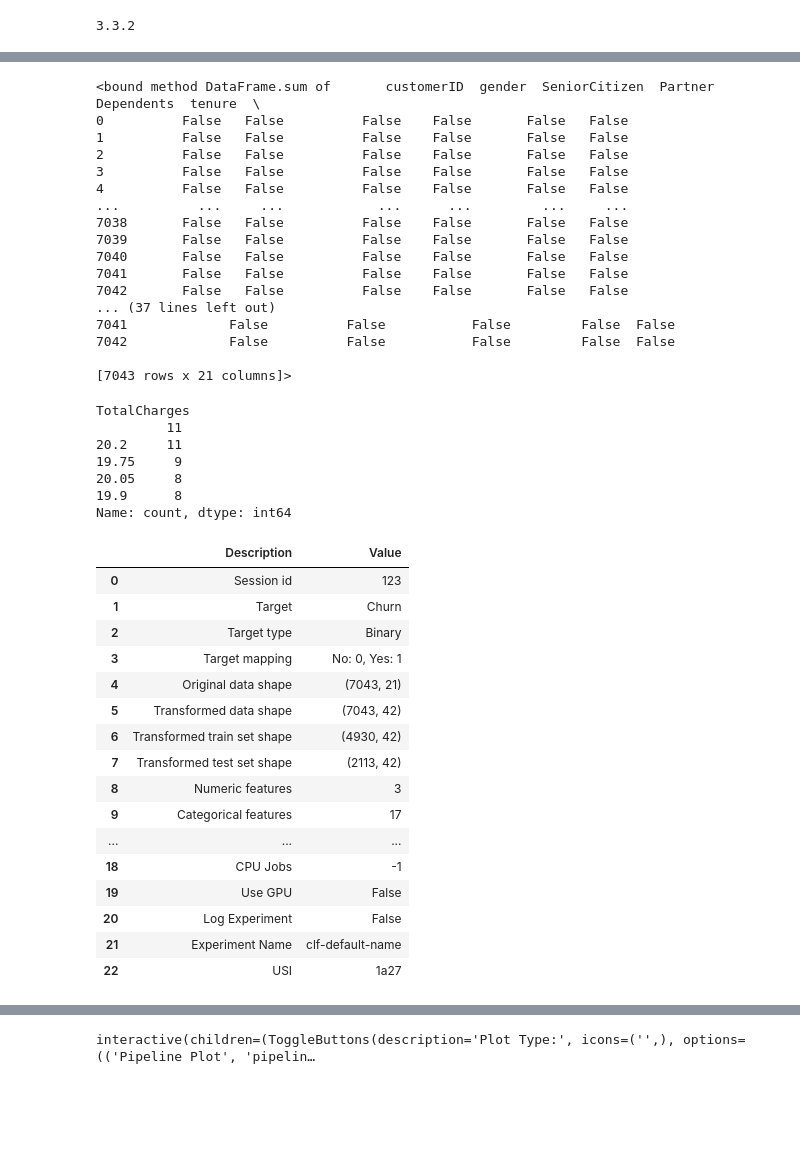
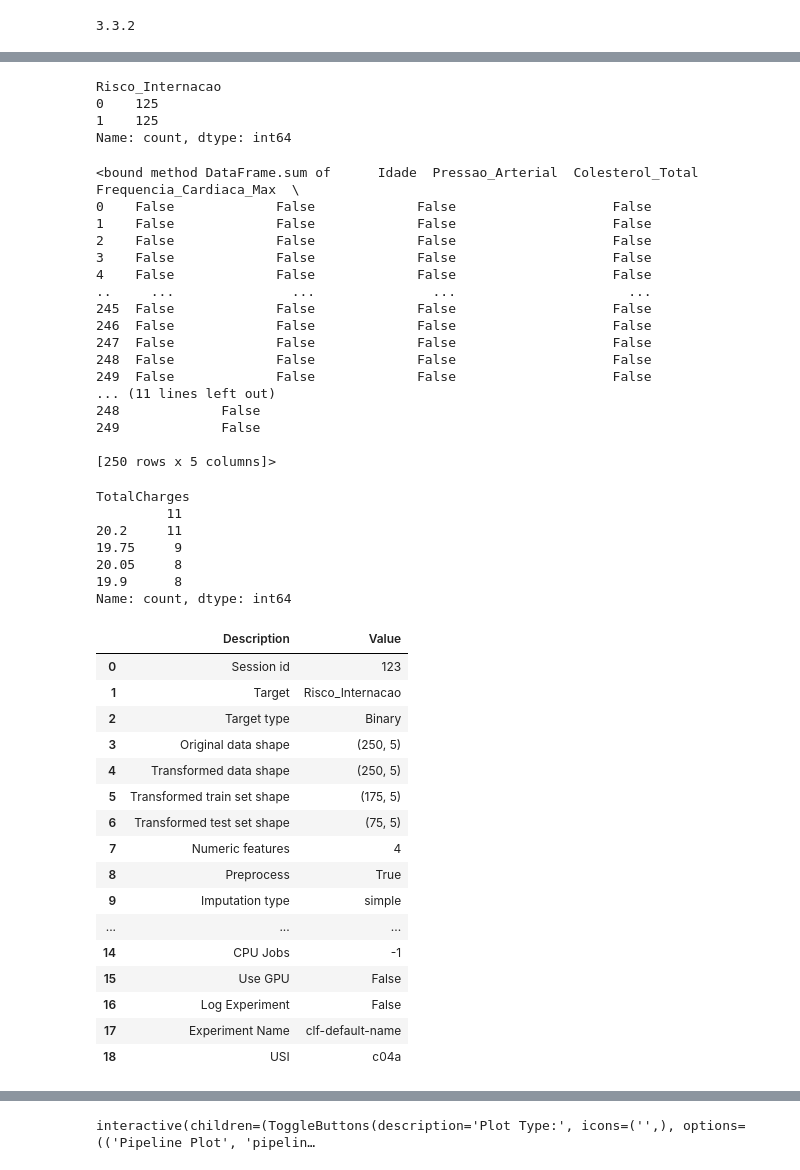
Before and after one commit to VitorPBortoluzzi/PyCaret, a Jupyter notebook: notebooks/01_pycaret_churn.ipynb, the cells around one changed output, grey strips where cells are left out. Saved outputs shown, nothing was run; the diff lists cells and outputs as text; code cells hidden in the pictures; blank space fills up the shorter version.

Commit message:
Dados

```diff
--- a/notebooks/01_pycaret_churn.ipynb
+++ b/notebooks/01_pycaret_churn.ipynb
@@ -7,6 +7,7 @@ print(pycaret.__version__)
 # %%
 import pandas as pd
 
-df = pd.read_csv("../data/Telco-Customer-Churn.csv")
+# df = pd.read_csv("../data/Telco-Customer-Churn.csv")
+df = pd.read_csv("../data/dados_saude_predicao.csv")
 
 df.head()
@@ -17,25 +45,31 @@ df.info
 # %%
-df["Churn"].value_counts()
+# df["Churn"].value_counts()
+df["Risco_Internacao"].value_counts()
+# %% [output]
+Risco_Internacao
+0    125
+1    125
+Name: count, dtype: int64
 # %%
 df.isnull().sum
 # %% [output]
-<bound method DataFrame.sum of       customerID  gender  SeniorCitizen  Partner  Dependents  tenure  \
-0          False   False          False    False       False   False
-1          False   False          False    False       False   False
-2          False   False          False    False       False   False
-3          False   False          False    False       False   False
-4          False   False          False    False       False   False
-...          ...     ...            ...      ...         ...     ...
-7038       False   False          False    False       False   False
-7039       False   False          False    False       False   False
-7040       False   False          False    False       False   False
-7041       False   False          False    False       False   False
-7042       False   False          False    False       False   False
-... (37 lines left out)
-7041             False          False           False         False  False
-7042             False          False           False         False  False
+<bound method DataFrame.sum of      Idade  Pressao_Arterial  Colesterol_Total  Frequencia_Cardiaca_Max  \
+0    False             False             False                    False
+1    False             False             False                    False
+2    False             False             False                    False
+3    False             False             False                    False
+4    False             False             False                    False
+..     ...               ...               ...                      ...
+245  False             False             False                    False
+246  False             False             False                    False
+247  False             False             False                    False
+248  False             False             False                    False
+249  False             False             False                    False
+... (11 lines left out)
+248             False
+249             False
 
-[7043 rows x 21 columns]>
+[250 rows x 5 columns]>
 # %%
 df["TotalCharges"].dtype
 df["TotalCharges"].value_counts().head()
@@ -52,27 +86,28 @@ from pycaret.classification import *
 # %%
 clf = setup(
     data=df,
-    target="Churn",
+    # target="Churn",
+    target = "Risco_Internacao",
     session_id=123
 )
 # %% [output]
 |  | Description | Value |
 | 0 | Session id | 123 |
-| 1 | Target | Churn |
+| 1 | Target | Risco_Internacao |
 | 2 | Target type | Binary |
-| 3 | Target mapping | No: 0, Yes: 1 |
-| 4 | Original data shape | (7043, 21) |
-| 5 | Transformed data shape | (7043, 42) |
-| 6 | Transformed train set shape | (4930, 42) |
-| 7 | Transformed test set shape | (2113, 42) |
-| 8 | Numeric features | 3 |
-| 9 | Categorical features | 17 |
+| 3 | Original data shape | (250, 5) |
+| 4 | Transformed data shape | (250, 5) |
+| 5 | Transformed train set shape | (175, 5) |
+| 6 | Transformed test set shape | (75, 5) |
+| 7 | Numeric features | 4 |
+| 8 | Preprocess | True |
+| 9 | Imputation type | simple |
 | ... | ... | ... |
-| 18 | CPU Jobs | -1 |
-| 19 | Use GPU | False |
-| 20 | Log Experiment | False |
-| 21 | Experiment Name | clf-default-name |
-| 22 | USI | 1a27 |
+| 14 | CPU Jobs | -1 |
+| 15 | Use GPU | False |
+| 16 | Log Experiment | False |
+| 17 | Experiment Name | clf-default-name |
+| 18 | USI | c04a |
 # %%
 best_model = compare_models()
 # %% [output]
```
Also changed, not shown: parts of 15 cells of this notebook, 5 other files.
